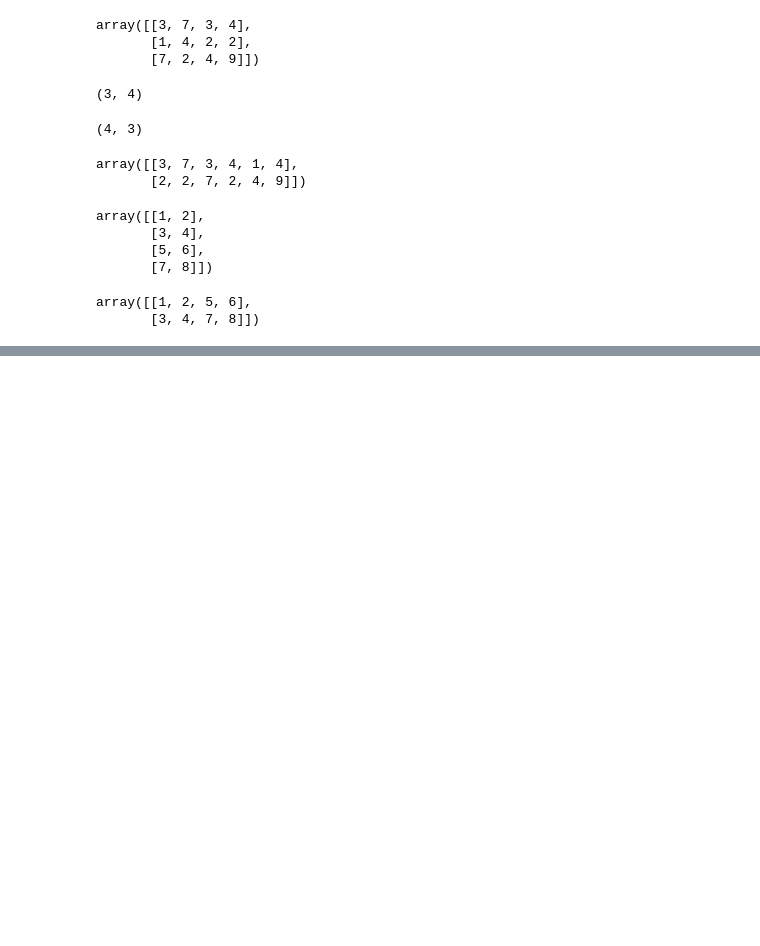
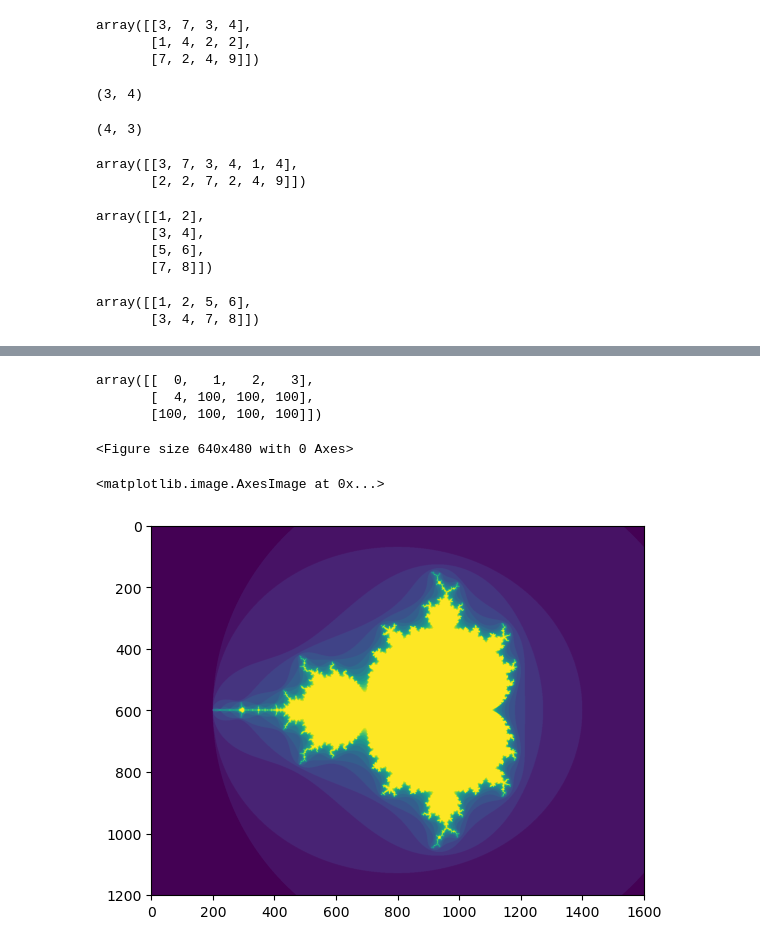
Before and after one commit to jaz303/learn, a Jupyter notebook: python/numpy/Notebook.ipynb, the cells around one changed output, grey strips where cells are left out. Drawn from its saved outputs; the diff is of its cells as text; code cells hidden in the pictures; blank space fills up the shorter version.

```diff
--- a/python/numpy/Notebook.ipynb
+++ b/python/numpy/Notebook.ipynb
@@ -574,0 +804,5 @@ array([[1, 2, 5, 6],
+# %%
+i = np.array([[0, 1],  # indices for the first dim of `a`
+              [1, 2]])
+j = np.array([[2, 1],  # indices for the second dim
+              [3, 3]])
@@ -574,0 +892,6 @@ array([[1, 2, 5, 6],
+# %%
+a
+# %% [output]
+array([[  0,   1,   2,   3],
+       [  4, 100, 100, 100],
+       [100, 100, 100, 100]])
@@ -574,0 +900,24 @@ array([[1, 2, 5, 6],
+# %%
+def mandelbrot(h, w, maxit=20, r=2):
+    x = np.linspace(-2.5, 1.5, 4*h+1)
+    y = np.linspace(-1.5, 1.5, 3*w+1)
+    A, B = np.meshgrid(x, y)
+    C = A + B*1j
+    z = np.zeros_like(C)
+    divtime = maxit + np.zeros(z.shape, dtype=int)
+    for i in range(maxit):
+        z = z**2 + C
+        diverge = abs(z) > r
+        div_now = diverge & (divtime == maxit)
+        divtime[div_now] = i
+        z[diverge] = r
+    return divtime
+# %%
+plt.clf()
+# %% [output]
+<Figure size 640x480 with 0 Axes>
+# %%
+plt.imshow(mandelbrot(400, 400))
+# %% [output]
+<matplotlib.image.AxesImage at 0x...>
+[figure, added]
```
Also changed, not shown: parts of 74 cells of this notebook, 3 other files.
